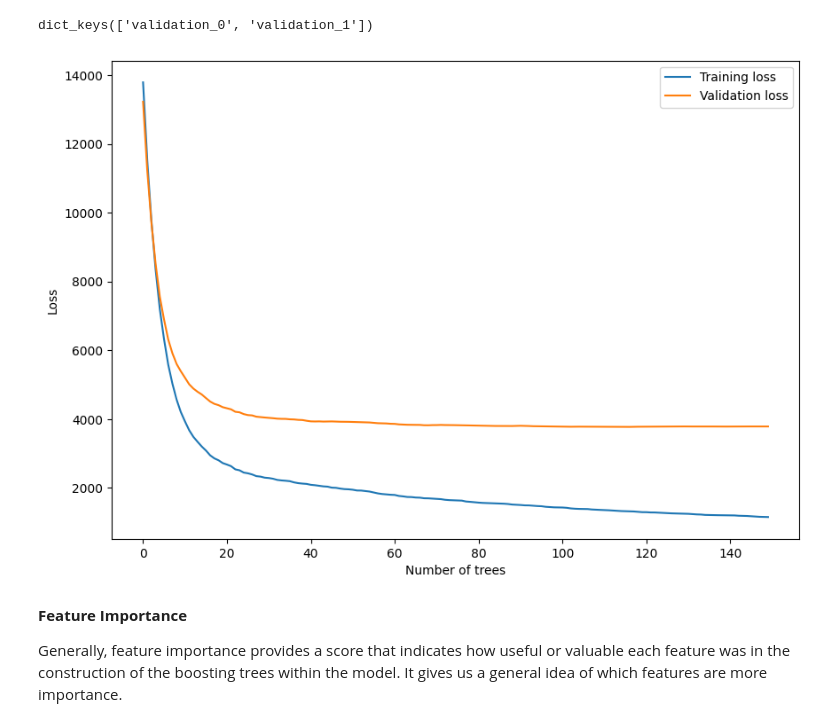
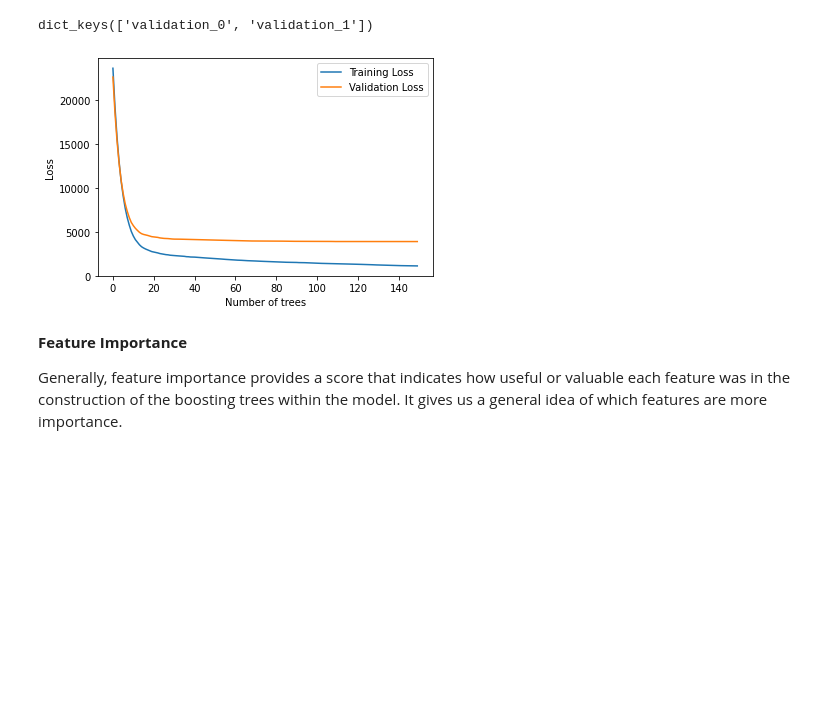
Before and after one commit to tnikas/CS541, a Jupyter notebook: PSets/PS3/ps3.ipynb, the cells around one changed output. Drawn from its saved outputs; the diff is of its cells as text; code cells hidden in the pictures; blank space fills up the shorter version.

```diff
--- a/PSets/PS3/ps3.ipynb
+++ b/PSets/PS3/ps3.ipynb
@@ -432,7 +437,10 @@ def question_3_1(columns: List[str], df: pd.DataFrame) -> pd.DataFrame:
 
     """
     # Write your code in this block -----------------------------------------------------------
-
+    for col in columns:
+        le = preprocessing.LabelEncoder()
+        df[col] = le.fit_transform(df[col])
+    return df
 
     # End of your code -----------------------------------------------------------
 
@@ -490,9 +498,9 @@ def question_3_2(X: np.ndarray, y: np.ndarray, random_state: int,
     return a trained `DecisionTreeRegressor`
     """
     # Write your code in this block -----------------------------------------------------------
-
-
-
+    model = DecisionTreeRegressor(random_state=random_state, max_depth=max_depth, min_samples_split=min_samples_split)
+    model.fit(X, y)
+    return model
     # End of your code ------------------------------------------------------------------------
 # %% [markdown]
 ## **3.3 Code:** Root mean square error *(5 pts)*
@@ -625,16 +635,16 @@ def question_4_1(X_train: np.ndarray, y_train: np.ndarray, X_test: np.ndarray, y
 
     ## Step 1: initialize a `XGBRegressor` object, with objective='reg:squarederror' (loss function),
     # `n_estimators` = 150 (i.e., the number of trees),  `learning_rate`=0.2 and `random_state`=2022
-
+    model = xgb.XGBRegressor(objective='reg:squarederror', n_estimators=150, learning_rate=0.2, random_state=2022)
 
 
     ## Step 2: fit the model on X_train, y_train
     # In `fit()`, pass (X_train, y_train), (X_test, y_test) as  2 datasets for `eval_set`. You should refer to
     # the document to see how to use `eval_set` with `fit()`
-
+    model.fit(X_train, y_train, eval_set=[(X_train, y_train), (X_test, y_test)])
 
     ## Step 3: return the trained model
-
+    return model
     # End of your code ------------------------------------------------------------------------
 
 
@@ -657,19 +685,26 @@ dict_keys(['validation_0', 'validation_1'])
 # %%
 ### Generate the code to plot traning loss and validation loss from `results`
 
 def question_4_2(results: Dict) -> None:
     # Write your code in this block -----------------------------------------------------------
+    train_loss = results['validation_0']['rmse']
+    test_loss = results['validation_1']['rmse']
 
-
+    plt.plot(train_loss, label='Training Loss')
+    plt.plot(test_loss, label='Validation Loss')
+    plt.xlabel('Number of trees')
+    plt.ylabel('Loss')
+    plt.legend()
+    plt.show()
     # End of your code ------------------------------------------------------------------------
 
 
 ## Test your code: You should have a similar plot as below
 # No need to be exactly the same (can be different in style, color), but MUST have legend
 # Please include the generated plot to the pdf submission file
 question_4_2(results)
 # %% [output]
-[figure, old version]
+[figure, new version]
 # %% [markdown]
 **Feature Importance**
 
```
Also changed, not shown: parts of 8 cells of this notebook, 1 other file.
